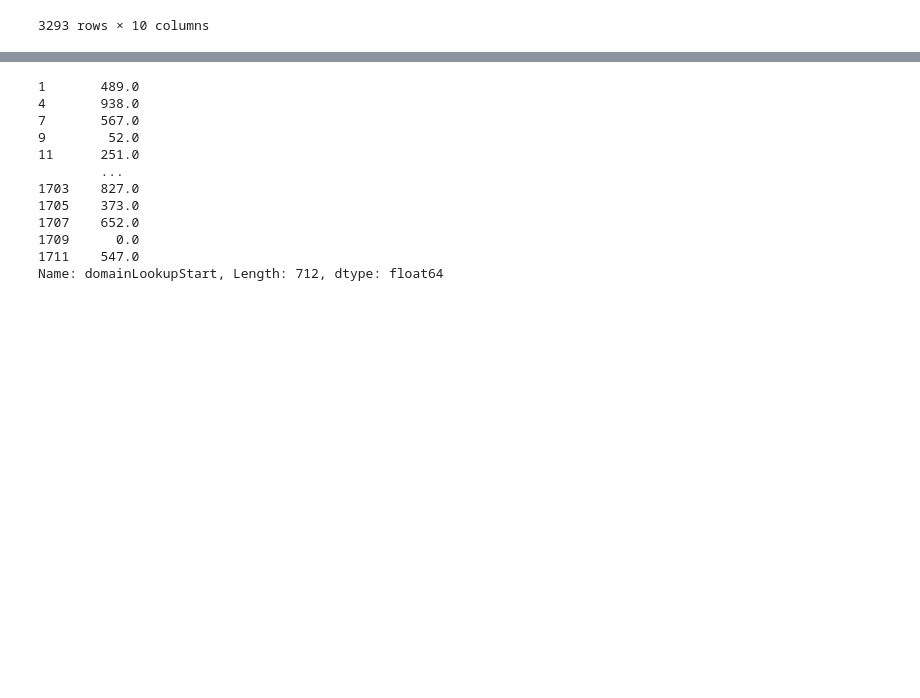
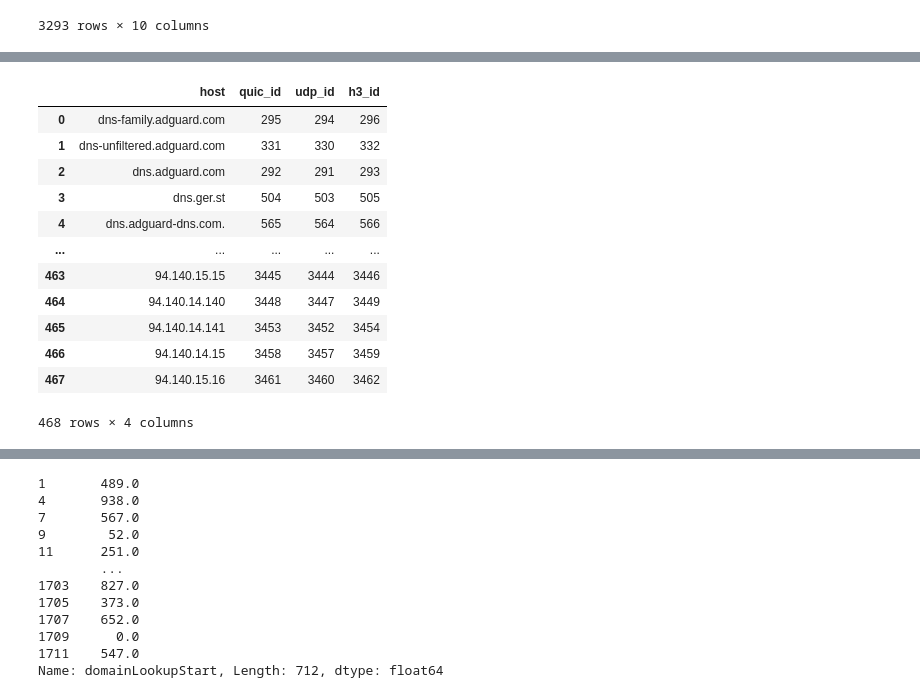
Before and after one commit to philipp0x62/web-performance, a Jupyter notebook: analysis/dns-measurement-analysis.ipynb, the cells around one changed output, grey strips where cells are left out. Drawn from its saved outputs; the diff is of its cells as text; code cells hidden in the pictures; blank space fills up the shorter version.

```diff
--- a/analysis/dns-measurement-analysis.ipynb
+++ b/analysis/dns-measurement-analysis.ipynb
@@ -258,0 +275,16 @@ db.rollback()
+# %%
+full_quic_udp_h3_df
+# %% [output]
+|  | host | quic_id | udp_id | h3_id |
+| 0 | dns-family.adguard.com | 295 | 294 | 296 |
+| 1 | dns-unfiltered.adguard.com | 331 | 330 | 332 |
+| 2 | dns.adguard.com | 292 | 291 | 293 |
+| 3 | dns.ger.st | 504 | 503 | 505 |
+| 4 | dns.adguard-dns.com. | 565 | 564 | 566 |
+| ... | ... | ... | ... | ... |
+| 463 | 94.140.15.15 | 3445 | 3444 | 3446 |
+| 464 | 94.140.14.140 | 3448 | 3447 | 3449 |
+| 465 | 94.140.14.141 | 3453 | 3452 | 3454 |
+| 466 | 94.140.14.15 | 3458 | 3457 | 3459 |
+| 467 | 94.140.15.16 | 3461 | 3460 | 3462 |
+468 rows × 4 columns
```
Also changed, not shown: parts of 17 cells of this notebook, 15 other files.
